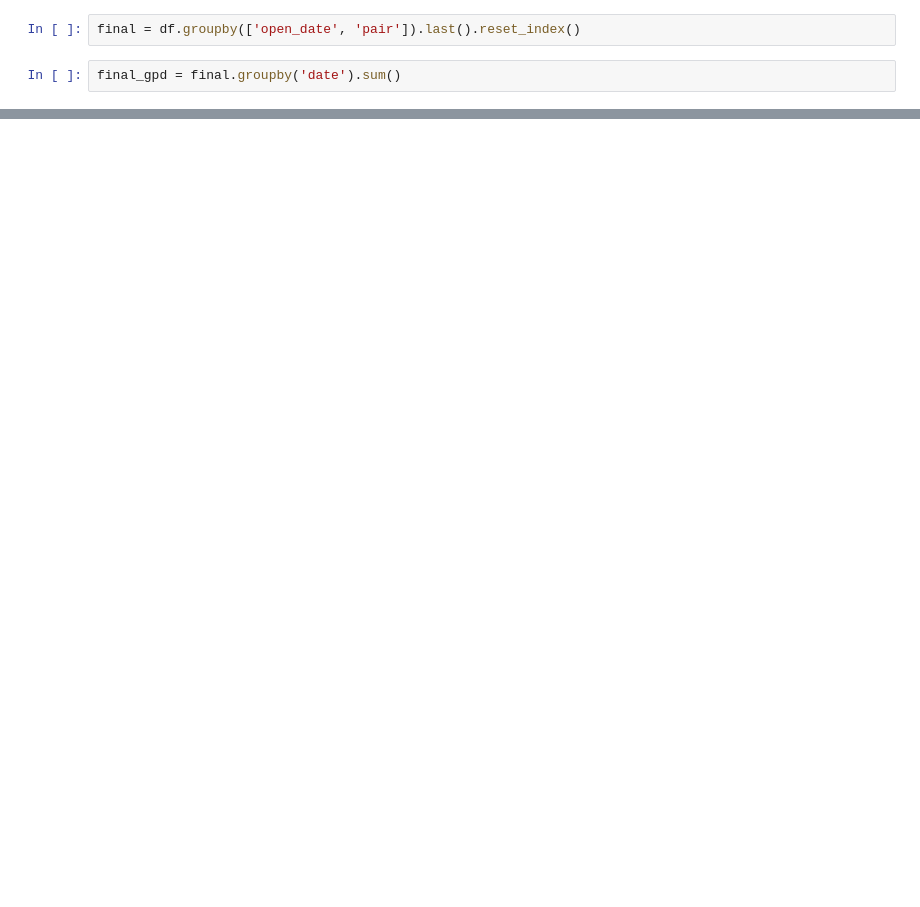
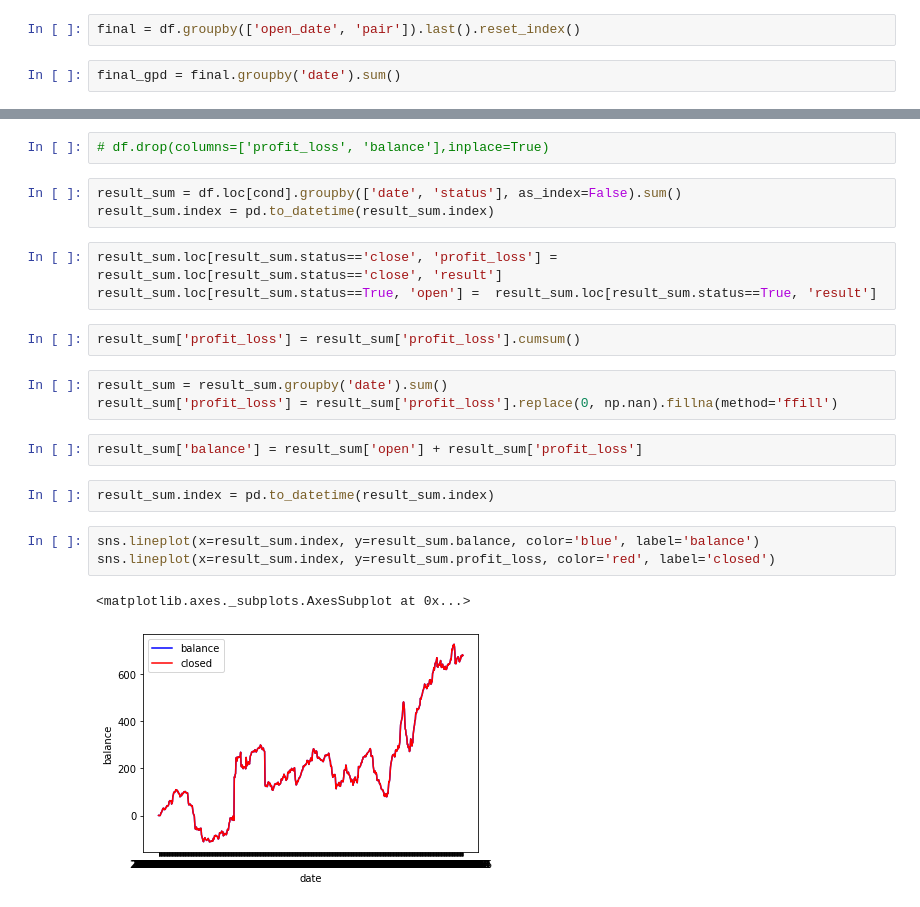
Before and after one commit to CorreaWillian/cointegration, a Jupyter notebook: EDA.ipynb, the cells around one changed output, grey strips where cells are left out. Cells and saved outputs as stored; diff of their text form; blank space fills up the shorter version.

```diff
--- a/EDA.ipynb
+++ b/EDA.ipynb
@@ -89,0 +75,23 @@ df.loc[df.status=='close']
+# %%
+# df.drop(columns=['profit_loss', 'balance'],inplace=True)
+# %%
+result_sum = df.loc[cond].groupby(['date', 'status'], as_index=False).sum()
+result_sum.index = pd.to_datetime(result_sum.index)
+# %%
+result_sum.loc[result_sum.status=='close', 'profit_loss'] =  result_sum.loc[result_sum.status=='close', 'result']
+result_sum.loc[result_sum.status==True, 'open'] =  result_sum.loc[result_sum.status==True, 'result']
+# %%
+result_sum['profit_loss'] = result_sum['profit_loss'].cumsum()
+# %%
+result_sum = result_sum.groupby('date').sum()
+result_sum['profit_loss'] = result_sum['profit_loss'].replace(0, np.nan).fillna(method='ffill')
+# %%
+result_sum['balance'] = result_sum['open'] + result_sum['profit_loss']
+# %%
+result_sum.index = pd.to_datetime(result_sum.index)
+# %%
+sns.lineplot(x=result_sum.index, y=result_sum.balance, color='blue', label='balance')
+sns.lineplot(x=result_sum.index, y=result_sum.profit_loss, color='red', label='closed')
+# %% [output]
+<matplotlib.axes._subplots.AxesSubplot at 0x...>
+[figure, added]
```
Also changed, not shown: parts of 27 cells of this notebook, 2 other files.
